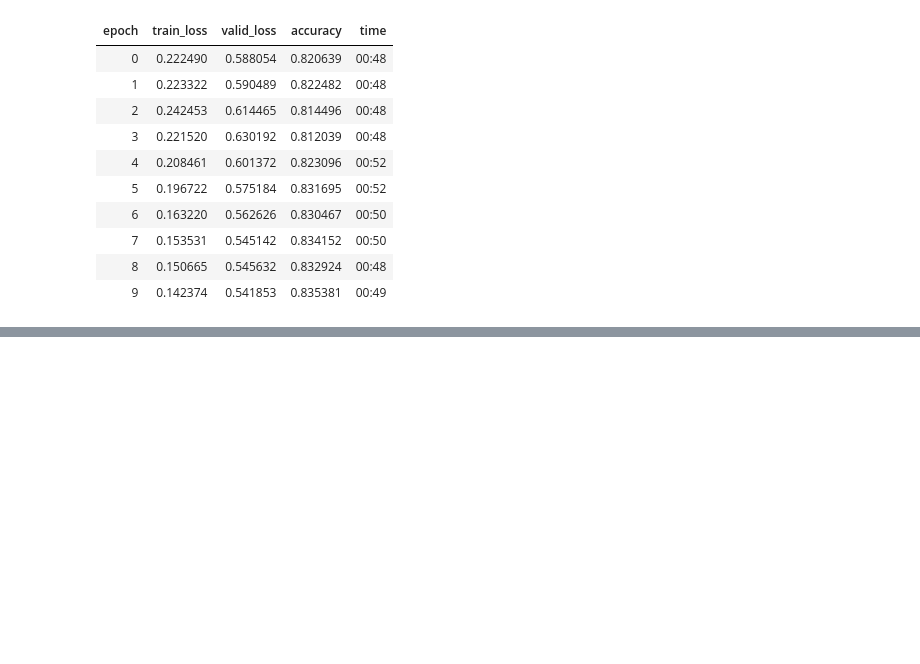
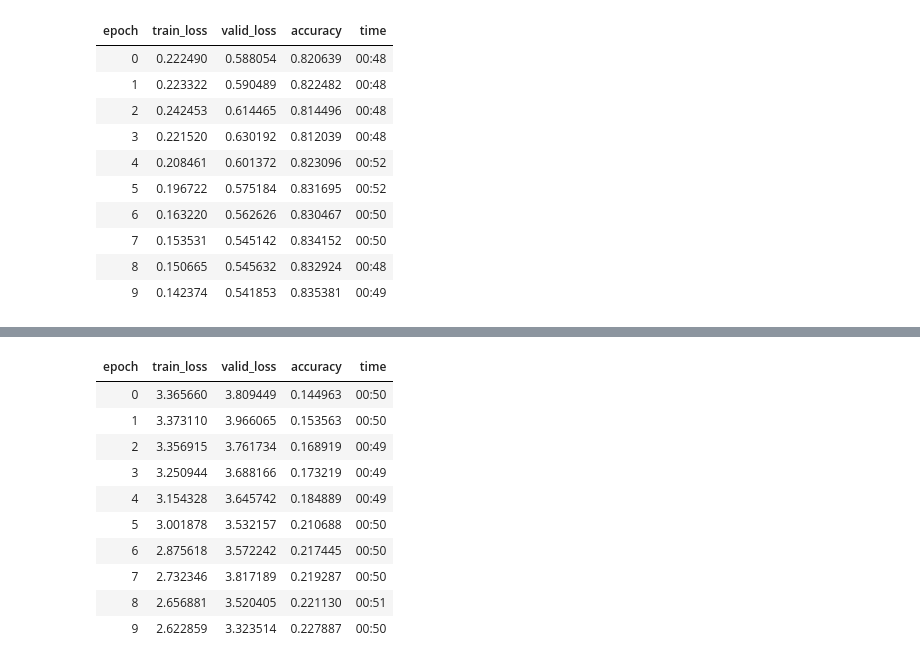
Before and after one commit to zerothphase/ai4sea_cv_challenge, a Jupyter notebook: 01_Baseline.ipynb, the cells around one changed output, grey strips where cells are left out. Saved outputs shown, nothing was run; the diff lists cells and outputs as text; code cells hidden in the pictures; blank space fills up the shorter version.

```diff
--- a/01_Baseline.ipynb
+++ b/01_Baseline.ipynb
@@ -219,0 +233,14 @@ learn.save('all_trained_2')
+# %%
+learn.fit_one_cycle(10, max_lr=slice(1e-4, 1e-3,1e-2))
+# %% [output]
+| epoch | train_loss | valid_loss | accuracy | time |
+| 0 | 3.365660 | 3.809449 | 0.144963 | 00:50 |
+| 1 | 3.373110 | 3.966065 | 0.153563 | 00:50 |
+| 2 | 3.356915 | 3.761734 | 0.168919 | 00:49 |
+| 3 | 3.250944 | 3.688166 | 0.173219 | 00:49 |
+| 4 | 3.154328 | 3.645742 | 0.184889 | 00:49 |
+| 5 | 3.001878 | 3.532157 | 0.210688 | 00:50 |
+| 6 | 2.875618 | 3.572242 | 0.217445 | 00:50 |
+| 7 | 2.732346 | 3.817189 | 0.219287 | 00:50 |
+| 8 | 2.656881 | 3.520405 | 0.221130 | 00:51 |
+| 9 | 2.622859 | 3.323514 | 0.227887 | 00:50 |
```
Also changed, not shown: parts of 5 cells of this notebook.
